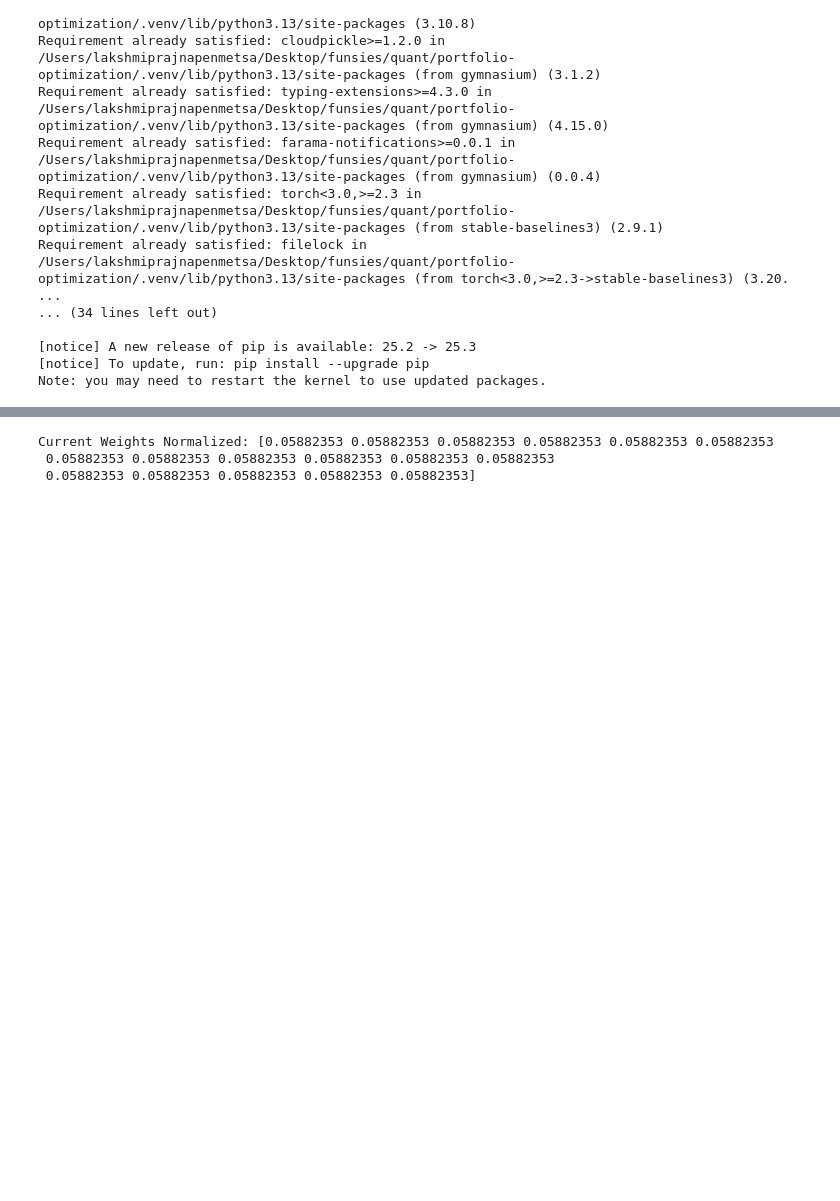
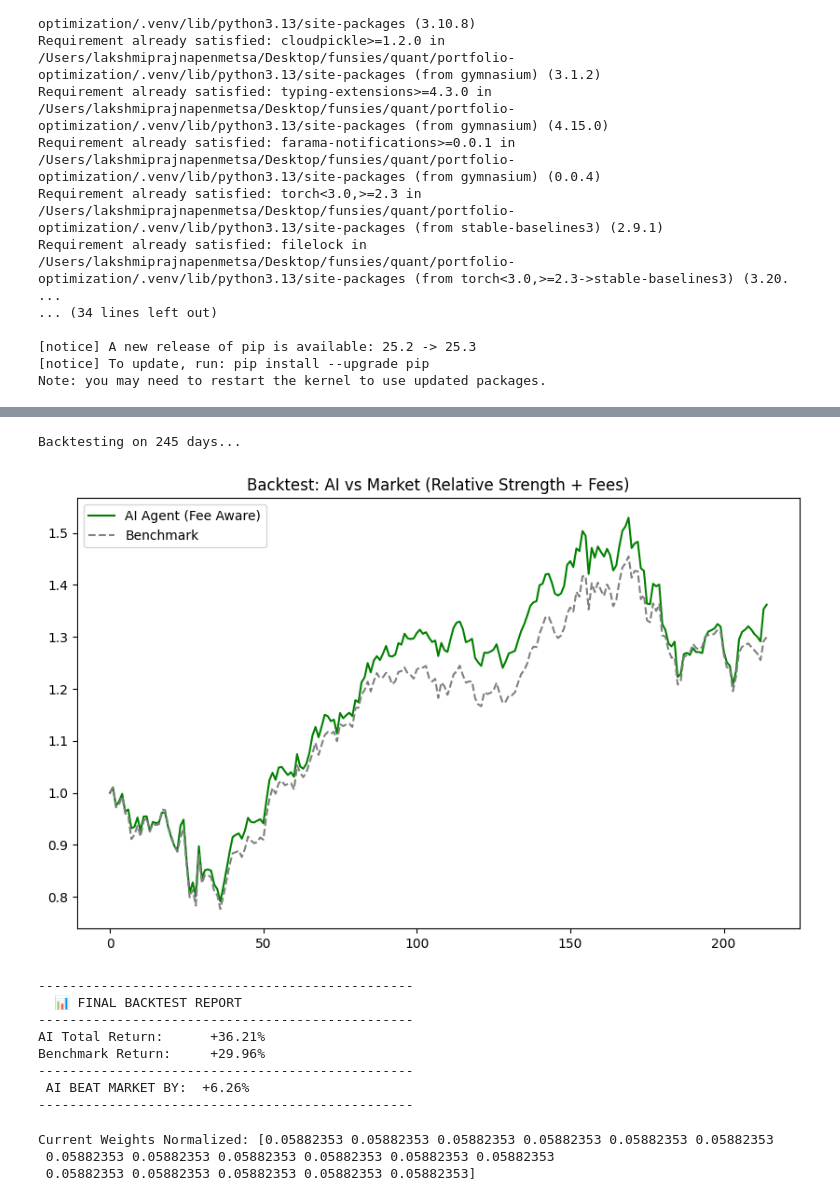
Before and after one commit to prajpenmetsa/portfolio-optimization-rl, a Jupyter notebook: yfinance_rl.ipynb, the cells around one changed output, grey strips where cells are left out. Drawn from its saved outputs; the diff is of its cells as text; code cells hidden in the pictures; blank space fills up the shorter version.

```diff
--- a/yfinance_rl.ipynb
+++ b/yfinance_rl.ipynb
@@ -262,3 +229,77 @@ plt.show()
+# %%
+# 1. Setup Test Data
+test_data = log_returns.iloc[split_idx:]
+test_rsi = rsi_data.iloc[split_idx:]
+test_excess = excess_data.iloc[split_idx:] # <--- NEW
+
+print(f"Backtesting on {len(test_data)} days...")
+
+# 2. Test Env
+# We use the FULL realistic trading cost (0.001) here
+test_env = PortfolioEnv(test_data, test_rsi, test_excess, trading_cost=0.001)
+obs, _ = test_env.reset()
+done = False
+
+rl_vals = [1.0]
+bench_vals = [1.0]
+
+while not done:
+    action, _ = model.predict(obs)
+
+    current_idx = test_env.current_step
+    if current_idx >= len(test_data): break
+
+    # Bench
+    bench_ret = np.mean(test_data.iloc[current_idx].values)
+    bench_vals.append(bench_vals[-1] * (1 + bench_ret))
+
+    # AI Net Return
+    obs, reward, done, _, _ = test_env.step(action)
+    ai_weights = test_env.softmax(action)
+
+    # Manual Cost Calc for Chart
+    gross_ret = np.sum(ai_weights * test_data.iloc[current_idx].values)
+
+    # Estimate turnover cost (assuming standard rebalancing)
+    # We subtract the full 0.1% fee to be honest in the chart
+    current_turnover = np.sum(np.abs(ai_weights - obs['weights']))
+    net_ret = gross_ret - (current_turnover * 0.001)
+
+    rl_vals.append(rl_vals[-1] * (1 + net_ret))
+
+plt.figure(figsize=(10, 6))
+plt.plot(rl_vals, label='AI Agent (Fee Aware)', color='green')
+plt.plot(bench_vals, label='Benchmark', color='gray', linestyle='--')
+plt.title('Backtest: AI vs Market (Relative Strength + Fees)')
+plt.legend()
+plt.show()
+
+ai_total_return = (rl_vals[-1] - 1) * 100
+bench_total_return = (bench_vals[-1] - 1) * 100
+outperformance = ai_total_return - bench_total_return
+
+print("------------------------------------------------")
+print(f"  📊 FINAL BACKTEST REPORT  ")
+print("------------------------------------------------")
+print(f"AI Total Return:      {ai_total_return:+.2f}%")
+print(f"Benchmark Return:     {bench_total_return:+.2f}%")
+print("------------------------------------------------")
+if outperformance > 0:
+    print(f" AI BEAT MARKET BY:  {outperformance:+.2f}%")
+else:
+    print(f" AI TRAILED MARKET:  {outperformance:+.2f}%")
+print("------------------------------------------------")
+# %% [output]
+Backtesting on 245 days...
+[figure, added]
+------------------------------------------------
+  📊 FINAL BACKTEST REPORT
+------------------------------------------------
+AI Total Return:      +36.21%
+Benchmark Return:     +29.96%
+------------------------------------------------
+ AI BEAT MARKET BY:  +6.26%
+------------------------------------------------
 # %%
 # --- USER INPUT ---
 my_portfolio = {
```
Also changed, not shown: parts of 7 cells of this notebook.
